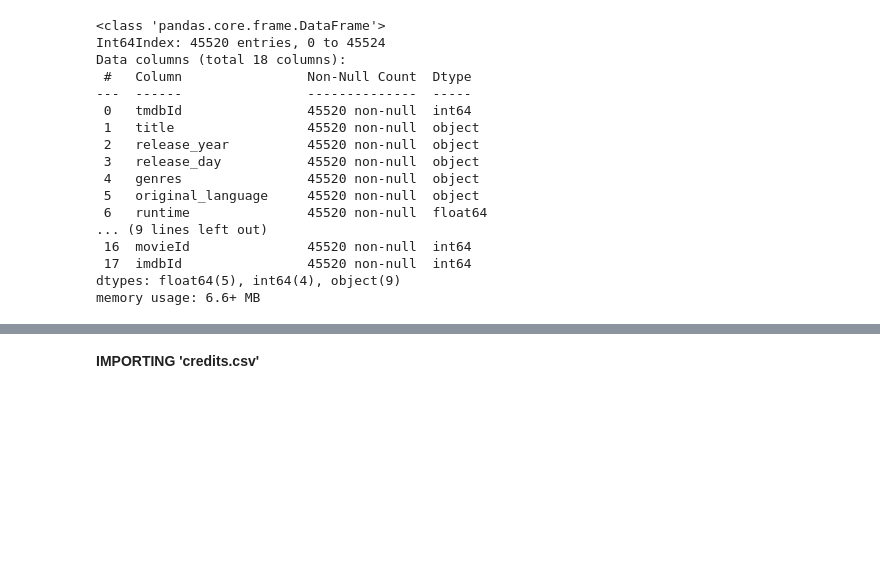
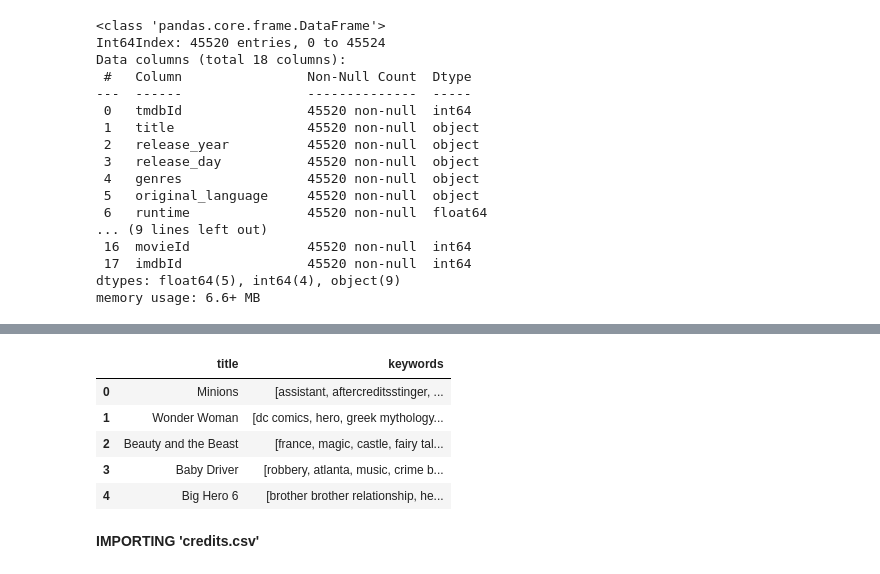
Before and after one commit to disha2sinha/Movie-Recommendation-System, a Jupyter notebook: Overview_of_the_Datasets_Data_Wrangling_and_Data_Cleaning.ipynb, the cells around one changed output, grey strips where cells are left out. Saved outputs shown, nothing was run; the diff lists cells and outputs as text; code cells hidden in the pictures; blank space fills up the shorter version.

```diff
--- a/Overview_of_the_Datasets_Data_Wrangling_and_Data_Cleaning.ipynb
+++ b/Overview_of_the_Datasets_Data_Wrangling_and_Data_Cleaning.ipynb
@@ -627,3 +654,14 @@ memory usage: 6.6+ MB
+# %%
+movies_data = pd.merge(movies_data,keywords,on='tmdbId')
+movies_data['keywords'] = movies_data['keywords'].fillna('[]').apply(literal_eval).apply(lambda x: [i['name'] for i in x] if isinstance(x, list) else [])
+movies_data[['title','keywords']].head()
+# %% [output]
+|  | title | keywords |
+| 0 | Minions | [assistant, aftercreditsstinger, ... |
+| 1 | Wonder Woman | [dc comics, hero, greek mythology... |
+| 2 | Beauty and the Beast | [france, magic, castle, fairy tal... |
+| 3 | Baby Driver | [robbery, atlanta, music, crime b... |
+| 4 | Big Hero 6 | [brother brother relationship, he... |
 # %% [markdown]
 **IMPORTING 'credits.csv'**
 # %%
```
Also changed, not shown: parts of 13 cells of this notebook.
